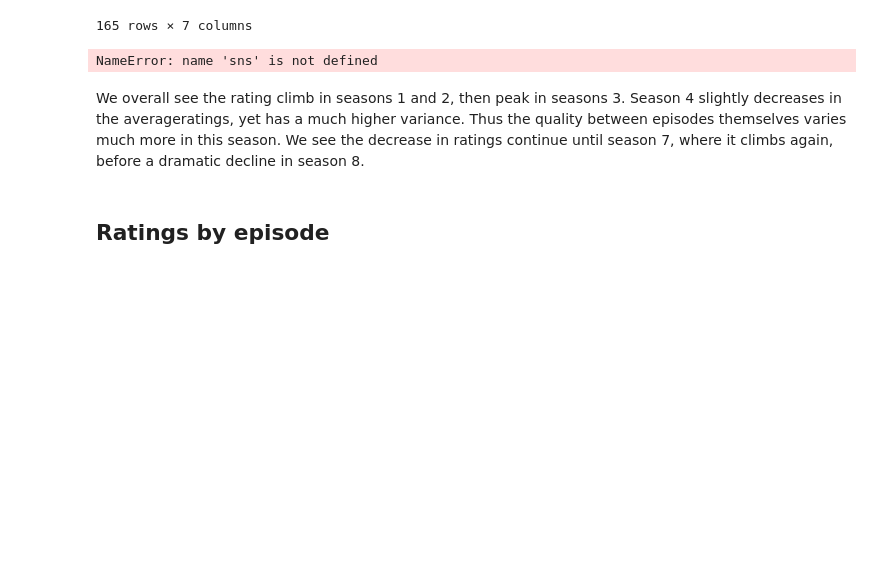
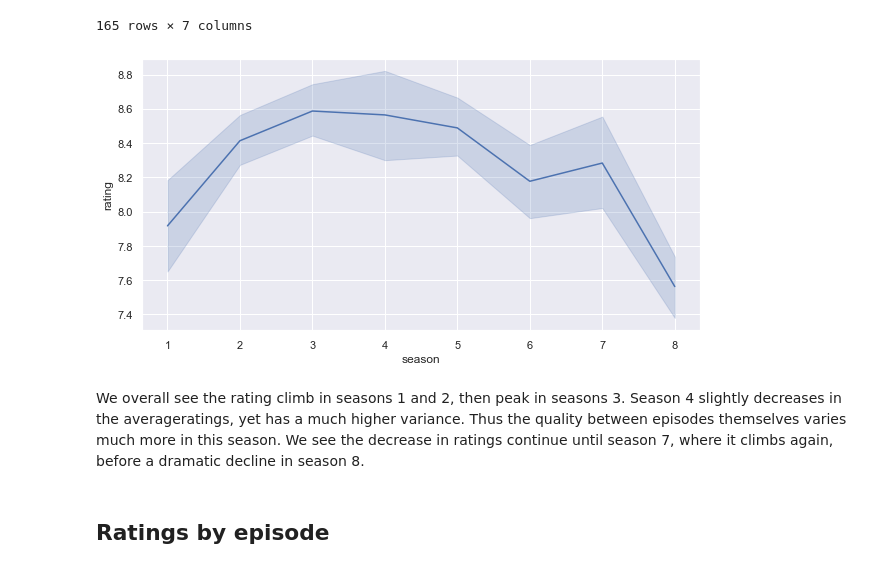
Before and after one commit to nklingen/SocialGraphsProject, a Jupyter notebook: IMDb_ratings.ipynb, the cells around one changed output. Saved outputs shown, nothing was run; the diff lists cells and outputs as text; code cells hidden in the pictures; blank space fills up the shorter version.

```diff
--- a/IMDb_ratings.ipynb
+++ b/IMDb_ratings.ipynb
@@ -124,6 +125,6 @@ df_ratings
 | 164 | 8 | 24 | Free Family Portrait Studio | 2012-05-10 | 7.7 | 2855 | With former CEO David Wallace's h... |
 165 rows × 7 columns
 # %%
-sns.lineplot(df_ratings.season, df_ratings.rating)
+ax = sns.lineplot(df_ratings.season, df_ratings.rating)
 # %% [output]
-NameError: name 'sns' is not defined
+[figure, added]
```
Also changed, not shown: parts of 4 cells of this notebook, 2 other files.
